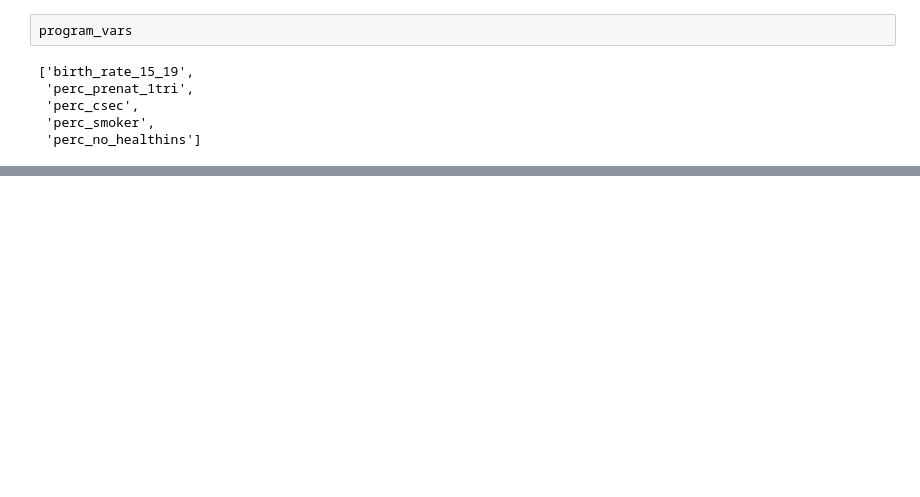
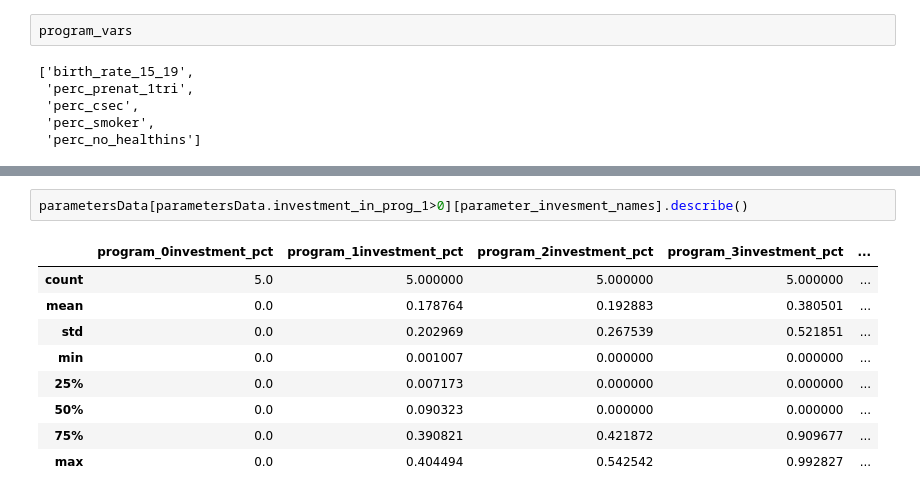
Before and after one commit to cleung-2/dabp_final, a Jupyter notebook: OptimizationCode.ipynb, the cells around one changed output, grey strips where cells are left out. Drawn from its saved outputs; the diff is of its cells as text; blank space fills up the shorter version.

```diff
--- a/OptimizationCode.ipynb
+++ b/OptimizationCode.ipynb
@@ -242,0 +294,12 @@ count
+# %%
+parametersData[parametersData.investment_in_prog_1>0][parameter_invesment_names].describe()
+# %% [output]
+|  | program_0investment_pct | program_1investment_pct | program_2investment_pct | program_3investment_pct | ... |
+| count | 5.0 | 5.000000 | 5.000000 | 5.000000 | ... |
+| mean | 0.0 | 0.178764 | 0.192883 | 0.380501 | ... |
+| std | 0.0 | 0.202969 | 0.267539 | 0.521851 | ... |
+| min | 0.0 | 0.001007 | 0.000000 | 0.000000 | ... |
+| 25% | 0.0 | 0.007173 | 0.000000 | 0.000000 | ... |
+| 50% | 0.0 | 0.090323 | 0.000000 | 0.000000 | ... |
+| 75% | 0.0 | 0.390821 | 0.421872 | 0.909677 | ... |
+| max | 0.0 | 0.404494 | 0.542542 | 0.992827 | ... |
```
Also changed, not shown: parts of 22 cells of this notebook.
